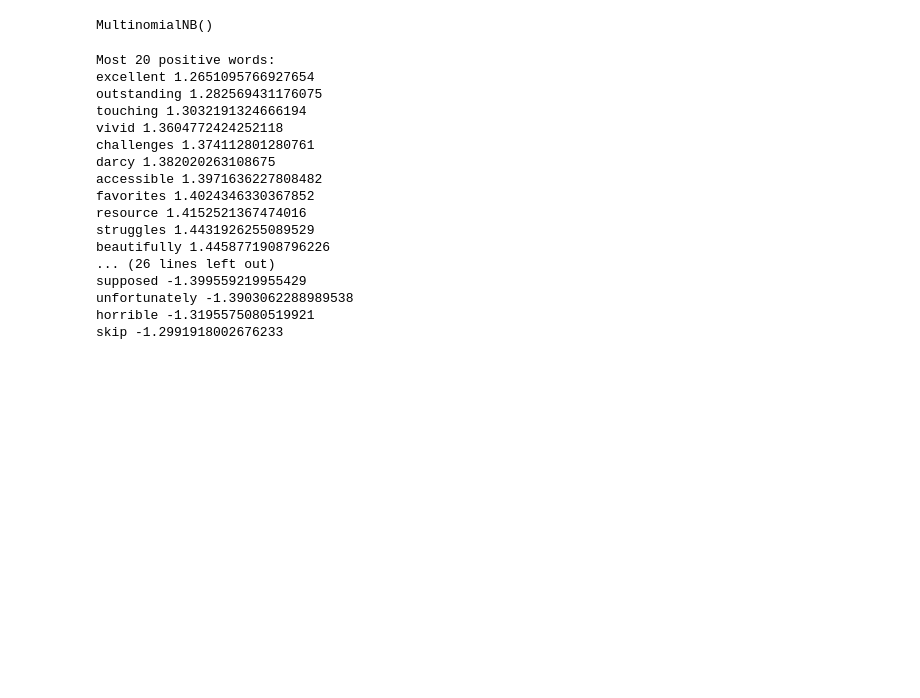
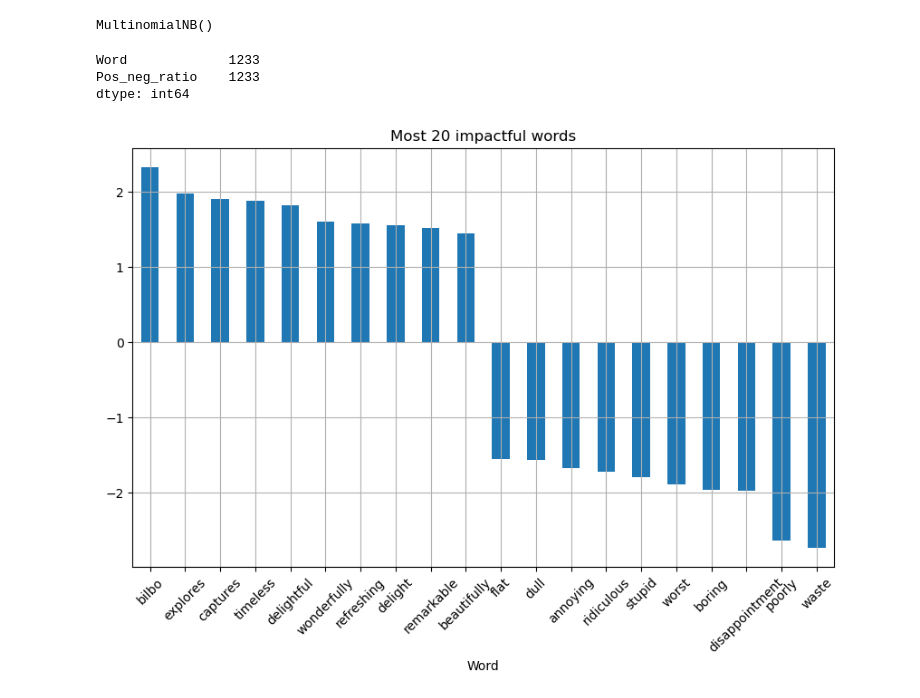
Before and after one commit to AndreaAlberti07/Amazon-books-reviews-ML, a Jupyter notebook: notebooks/hypotesis_testing/hypothesis_2.ipynb, the cells around one changed output. Saved outputs shown, nothing was run; the diff lists cells and outputs as text; code cells hidden in the pictures; blank space fills up the shorter version.

```diff
--- a/notebooks/hypotesis_testing/hypothesis_2.ipynb
+++ b/notebooks/hypotesis_testing/hypothesis_2.ipynb
@@ -107,8 +120,4 @@ plt.show()
 # %%
-from sklearn.feature_extraction.text import CountVectorizer
-from sklearn.model_selection import train_test_split
-from sklearn.naive_bayes import MultinomialNB
-
 # dictionary of 2000 words
 # # Build a bag of words
 vectorizer = CountVectorizer(max_features=2000)
@@ -116,7 +125,9 @@ X = vectorizer.fit_transform(df['review/text'])
 y = df['class']
 
 # # Train a Naive Bayes classifier
-X_train, X_test, y_train, y_test = train_test_split(X, y, test_size=0.2, random_state=42)
+X_train, X_test, y_train, y_test = train_test_split(
+    X, y, test_size=0.2, random_state=42)
+
 nb = MultinomialNB()
 nb.fit(X_train, y_train)
 # %% [output]
@@ -124,31 +135,19 @@ MultinomialNB()
 # %%
 # # Print the most 20 positive words
 feature_names = vectorizer.get_feature_names_out()
 pos_neg_ratio = nb.feature_log_prob_[1, :] - nb.feature_log_prob_[0, :]
 pos_neg_ratio_sorted = np.argsort(pos_neg_ratio)
-print("Most 20 positive words:")
-for i in pos_neg_ratio_sorted[-20:]:
-    print(feature_names[i], pos_neg_ratio[i])
 
-# # Print the most 20 negative words
-print("Most 20 negative words:")
-for i in pos_neg_ratio_sorted[:20]:
-    print(feature_names[i], pos_neg_ratio[i])
+words = pd.DataFrame({'Word': feature_names, 'Pos_neg_ratio': pos_neg_ratio})
+words = words.sort_values(by='Pos_neg_ratio', ascending=False)
+plot_words = pd.concat([words.head(10), words.tail(10)])
+
+# Print the most 20 impactful words
+plot_words.plot.bar(x='Word', y='Pos_neg_ratio', rot=45, figsize=(
+    10, 6), grid=True, title='Most 20 impactful words', legend=False)
+print(words[words['Pos_neg_ratio'] > 0].count())
 # %% [output]
-Most 20 positive words:
-excellent 1.2651095766927654
-outstanding 1.282569431176075
-touching 1.3032191324666194
-vivid 1.3604772424252118
-challenges 1.374112801280761
-darcy 1.382020263108675
-accessible 1.3971636227808482
-favorites 1.4024346330367852
-resource 1.4152521367474016
-struggles 1.4431926255089529
-beautifully 1.4458771908796226
-... (26 lines left out)
-supposed -1.399559219955429
-unfortunately -1.3903062288989538
-horrible -1.3195575080519921
-skip -1.2991918002676233
+Word             1233
+Pos_neg_ratio    1233
+dtype: int64
+[figure, added]
```
Also changed, not shown: parts of 7 cells of this notebook.
